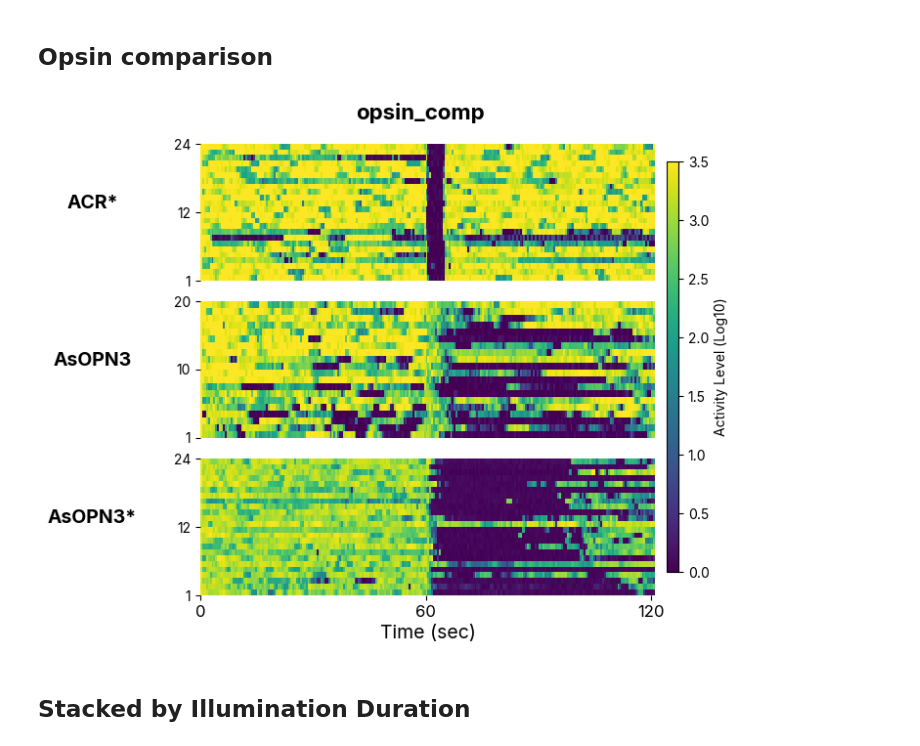
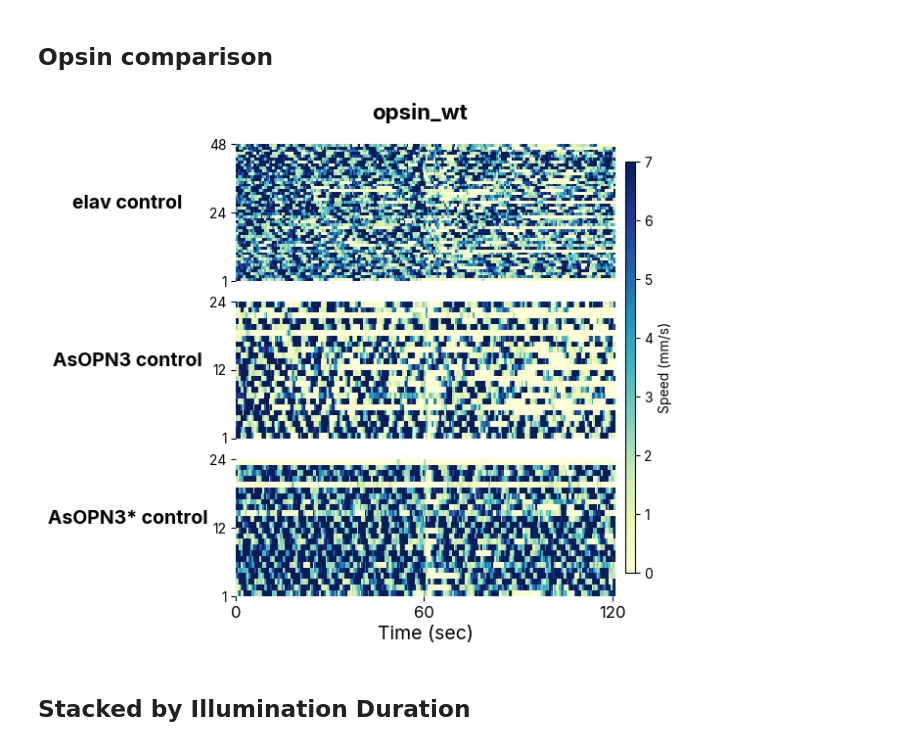
Before and after one commit to lnicole08/TrumelanOPN3, a Jupyter notebook: 3. Stacked plots.ipynb, the cells around one changed output. Saved outputs shown, nothing was run; the diff lists cells and outputs as text; code cells hidden in the pictures.

```diff
--- a/3. Stacked plots.ipynb
+++ b/3. Stacked plots.ipynb
@@ -17,7 +17,7 @@ laptop = "C:\\Users\\lnico"
 workcomp = "C:\\Users\\User"
 homecomp = "D:"
 base_path = "\\ACC Lab Dropbox\\ACC Lab\\Nicole Lee\\eOPN3 manuscript\\Data compilation\\Trumelan\\2. Processed\\"
-titledpath = workcomp
+titledpath = homecomp
 specifiedpath = titledpath + base_path
 
 bin_size = 0.5  # seconds for heatmap resampling
@@ -47,21 +47,21 @@ plt.rcParams['font.family'] = 'Inter'
 # %%
 driver = "elav"
 specifictime = 121
+opsin_files = {
+    'elav control': specifiedpath + "w1118 x elav_ATR_5s",
+    'AsOPN3 control': specifiedpath + "w1118 x eOPN3_5s",
+    'AsOPN3* control': specifiedpath + "w1118 x eOPN3_ATR_5s"
+
+}
+
 # opsin_files = {
-#     'elav control': specifiedpath + "w1118 x elav_ATR_5s",
-#     'AsOPN3 control': specifiedpath + "w1118 x eOPN3_5s",
-#     'AsOPN3* control': specifiedpath + "w1118 x eOPN3_ATR_5s"
+#     'ACR*': specifiedpath + "elav x ACR_5s",
+#     'AsOPN3': specifiedpath + "elav x eOPN3_5s",
+#     'AsOPN3*': specifiedpath + "elav x eOPN3_ATR_5s"
 
 # }
 
-opsin_files = {
-    'ACR*': specifiedpath + "elav x ACR_5s",
-    'AsOPN3': specifiedpath + "elav x eOPN3_5s",
-    'AsOPN3*': specifiedpath + "elav x eOPN3_ATR_5s"
-
-}
-
-opsin_title = "opsin_comp"
+opsin_title = "opsin_wt"
 # %%
 opsin_data = {}
 
@@ -71,21 +71,21 @@ for label, filepath in opsin_files.items():
     opsin_data[label] = df.filter(regex="^" + metric_to_plot).T.reset_index(drop=True)
 # %%
 num_conditions = len(opsin_data)
-fig, axes = plt.subplots(num_conditions, 1, figsize=(6, 2*num_conditions), sharex=True)
+fig, axes = plt.subplots(num_conditions, 1, figsize=(5, 6), sharex=True)
 plt.subplots_adjust(hspace=0.15)
-
+cmaps = "YlGnBu"
 if metric_to_plot == "ActivityLevel":
     scalebar_label = "Activity Level (Log10)"
 elif metric_to_plot == "Speed":
     scalebar_label = "Speed (mm/s)"
 
-vmax_number = 3.5
+vmax_number = 7
 
 for idx, (label, data) in enumerate(opsin_data.items()):
     ax = axes[idx]
     num_flies = data.shape[0]
 
-    hm = sns.heatmap(data, cmap="viridis", cbar=False, xticklabels=False, yticklabels=False,
+    hm = sns.heatmap(data, cmap=cmaps, cbar=False, xticklabels=False, yticklabels=False,
                      vmin=0, vmax=vmax_number, ax=ax)
     quadmesh = ax.collections[0]
     quadmesh.set_rasterized(True)
@@ -94,35 +94,35 @@ for idx, (label, data) in enumerate(opsin_data.items()):
 
     ax.set_ylabel(label, rotation=0, labelpad=60, fontsize=14, weight='bold')
     ax.set_yticks([0, num_flies//2, num_flies])
     ticklabels = [num_flies, (num_flies+1)//2, 1]
     ax.set_yticklabels(ticklabels, fontsize=10)
 
     if idx < num_conditions - 1:
         ax.tick_params(axis='x', bottom=False)
         ax.set_xlabel('')
     ax.patch.set_facecolor('white')
 
 
 last_data = list(opsin_data.values())[-1]
 tick_times = [0, 60, specifictime - 1]
 tick_positions = [list(last_data.columns).index(float(t)) for t in tick_times if float(t) in last_data.columns]
 axes[-1].set_xticks(tick_positions)
 axes[-1].set_xticklabels(tick_times, rotation=0, fontsize=12)
 axes[-1].set_xlabel("Time (sec)", fontsize=14)
 
 
 cbar_ax = fig.add_axes([0.92, 0.15, 0.02, 0.7])
-sm = plt.cm.ScalarMappable(cmap="viridis", norm=plt.Normalize(vmin=0, vmax=vmax_number))
+sm = plt.cm.ScalarMappable(cmap=cmaps, norm=plt.Normalize(vmin=0, vmax=vmax_number))
 fig.colorbar(sm, cax=cbar_ax, label=scalebar_label)
 
 fig.suptitle(opsin_title, weight="bold", fontsize=16, y=0.95)
 
 mpl.rcParams['svg.fonttype'] = 'none'
 fig.patch.set_facecolor('white')
 
 plt.savefig(homecomp + "\\ACC Lab Dropbox\\ACC Lab\\Nicole Lee\\eOPN3 manuscript\\Data compilation\\Trumelan\\Trumelan images\\" + metric_to_plot + "_" + opsin_title +".svg", bbox_inches='tight')
 # %% [output]
-[figure, old version]
+[figure, new version]
 # %% [markdown]
 ## Stacked by Illumination Duration
 # %%
```
Also changed, not shown: parts of 2 cells of this notebook.
